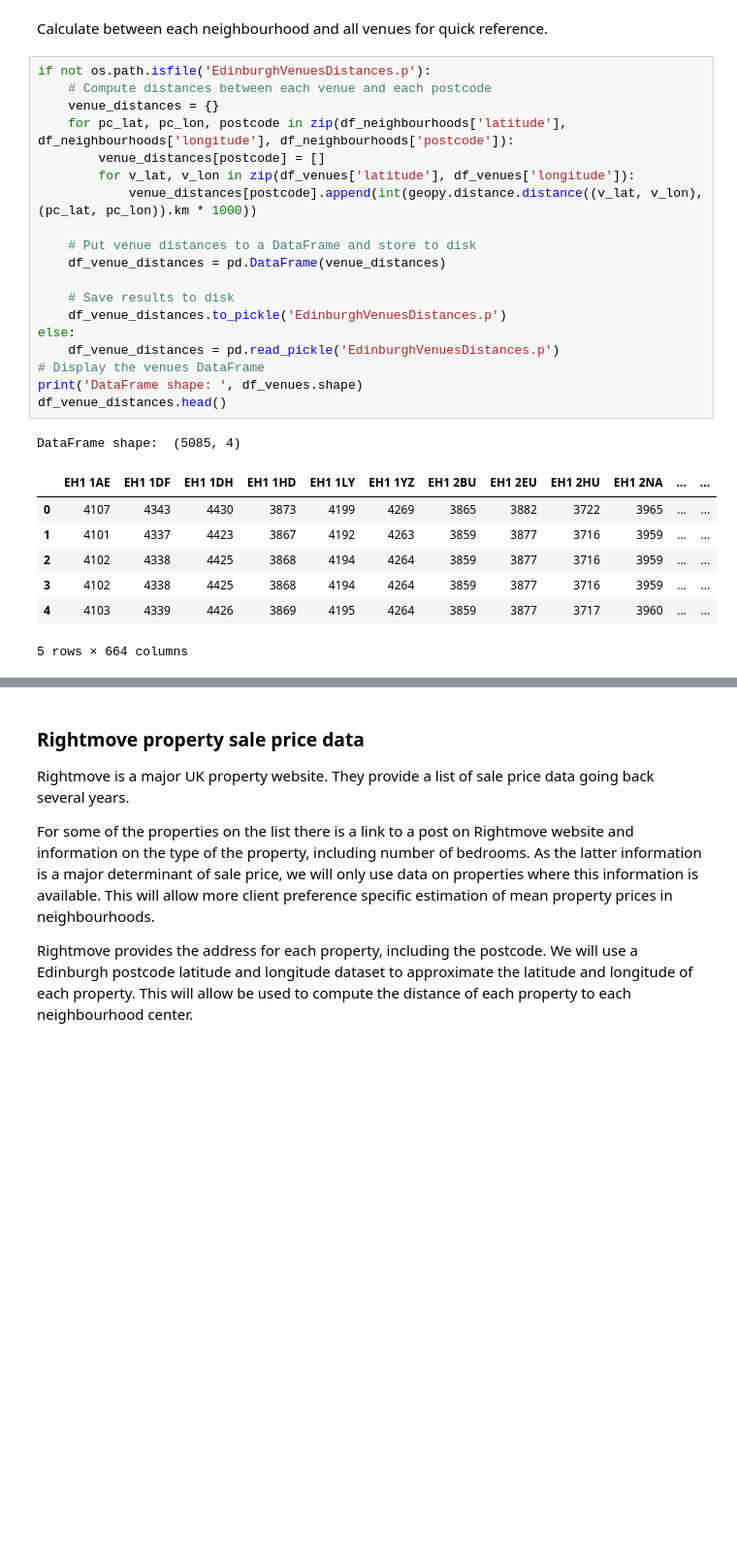
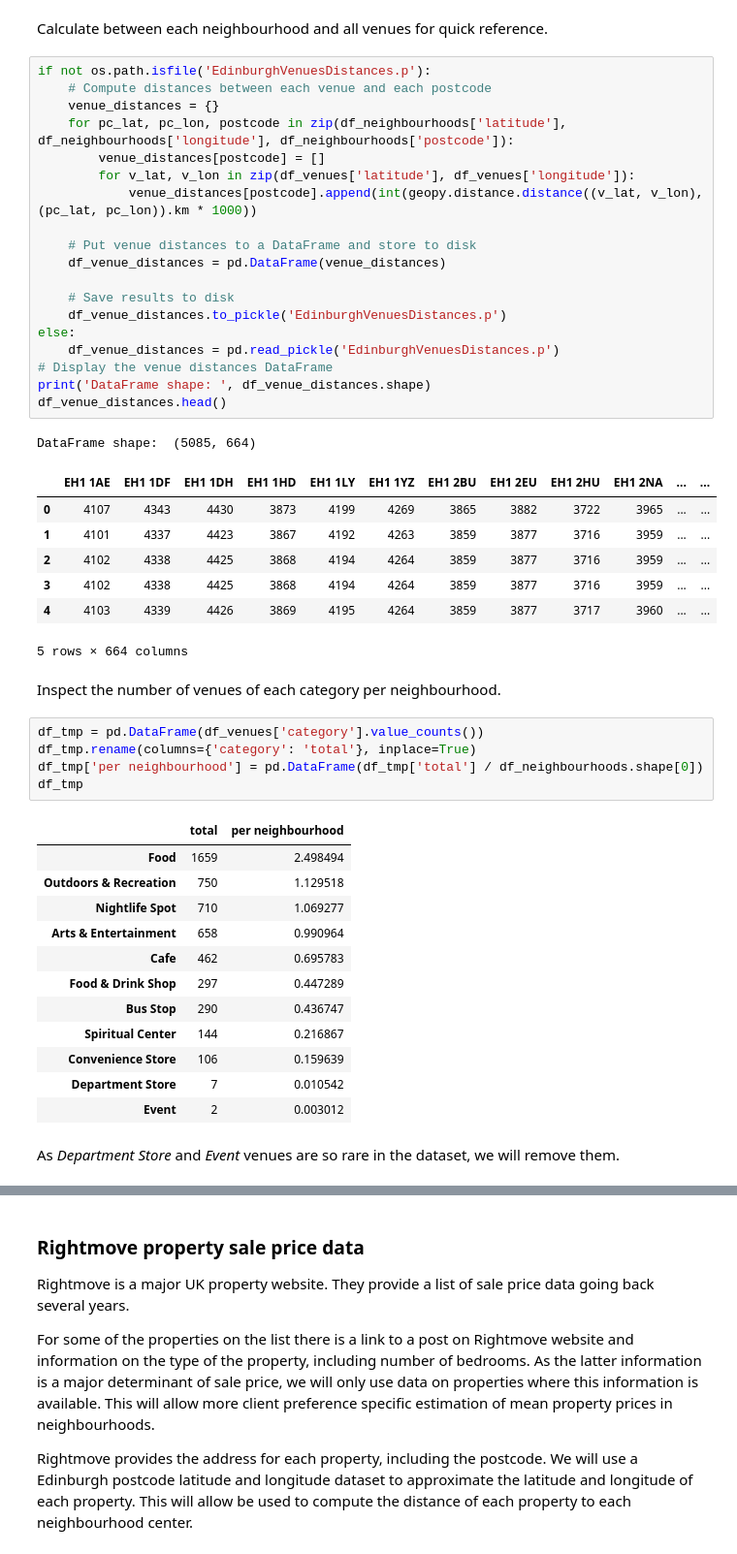
Before and after one commit to sanntann/Coursera_Capstone, a Jupyter notebook: WhereToBuyInEdinburgh.ipynb, the cells around one changed output, grey strips where cells are left out. Shown at 97% size. Drawn from its saved outputs; the diff is of its cells as text; blank space fills up the shorter version.

Commit message:
Removed some venue categories and wrote more descriptive text

```diff
--- a/WhereToBuyInEdinburgh.ipynb
+++ b/WhereToBuyInEdinburgh.ipynb
@@ -342,11 +346,11 @@ if not os.path.isfile('EdinburghVenuesDistances.p'):
     df_venue_distances.to_pickle('EdinburghVenuesDistances.p')
 else:
     df_venue_distances = pd.read_pickle('EdinburghVenuesDistances.p')
-# Display the venues DataFrame
-print('DataFrame shape: ', df_venues.shape)
+# Display the venue distances DataFrame
+print('DataFrame shape: ', df_venue_distances.shape)
 df_venue_distances.head()
 # %% [output]
-DataFrame shape:  (5085, 4)
+DataFrame shape:  (5085, 664)
 |  | EH1 1AE | EH1 1DF | EH1 1DH | EH1 1HD | EH1 1LY | EH1 1YZ | EH1 2BU | EH1 2EU | EH1 2HU | EH1 2NA | ... | ... |
 | 0 | 4107 | 4343 | 4430 | 3873 | 4199 | 4269 | 3865 | 3882 | 3722 | 3965 | ... | ... |
 | 1 | 4101 | 4337 | 4423 | 3867 | 4192 | 4263 | 3859 | 3877 | 3716 | 3959 | ... | ... |
@@ -354,3 +358,25 @@ DataFrame shape:  (5085, 4)
 | 3 | 4102 | 4338 | 4425 | 3868 | 4194 | 4264 | 3859 | 3877 | 3716 | 3959 | ... | ... |
 | 4 | 4103 | 4339 | 4426 | 3869 | 4195 | 4264 | 3859 | 3877 | 3717 | 3960 | ... | ... |
 5 rows × 664 columns
+# %% [markdown]
+Inspect the number of venues of each category per neighbourhood.
+# %%
+df_tmp = pd.DataFrame(df_venues['category'].value_counts())
+df_tmp.rename(columns={'category': 'total'}, inplace=True)
+df_tmp['per neighbourhood'] = pd.DataFrame(df_tmp['total'] / df_neighbourhoods.shape[0])
+df_tmp
+# %% [output]
+|  | total | per neighbourhood |
+| Food | 1659 | 2.498494 |
+| Outdoors & Recreation | 750 | 1.129518 |
+| Nightlife Spot | 710 | 1.069277 |
+| Arts & Entertainment | 658 | 0.990964 |
+| Cafe | 462 | 0.695783 |
+| Food & Drink Shop | 297 | 0.447289 |
+| Bus Stop | 290 | 0.436747 |
+| Spiritual Center | 144 | 0.216867 |
+| Convenience Store | 106 | 0.159639 |
+| Department Store | 7 | 0.010542 |
+| Event | 2 | 0.003012 |
+# %% [markdown]
+As *Department Store* and *Event* venues are so rare in the dataset, we will remove them.
```
Also changed, not shown: parts of 11 cells of this notebook.
